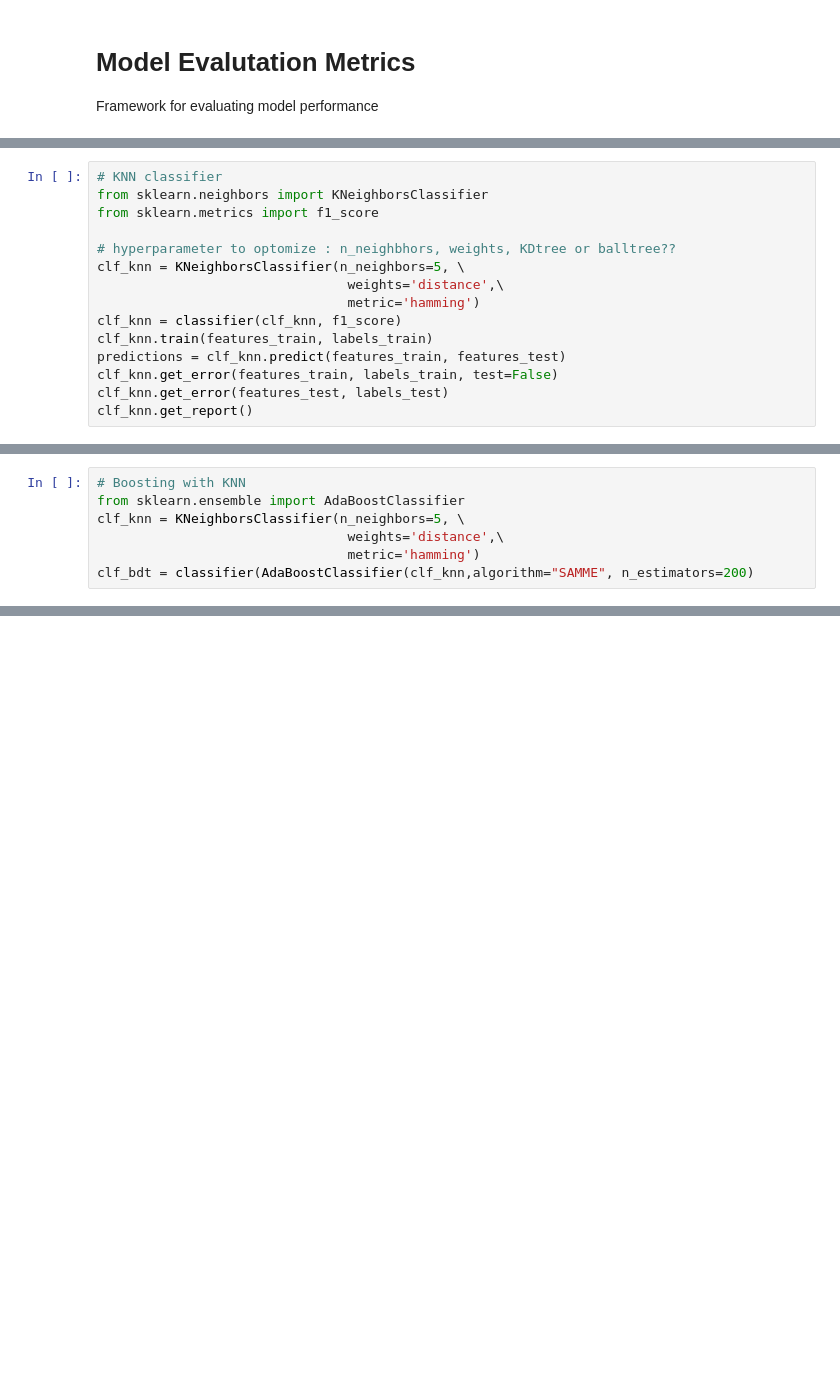
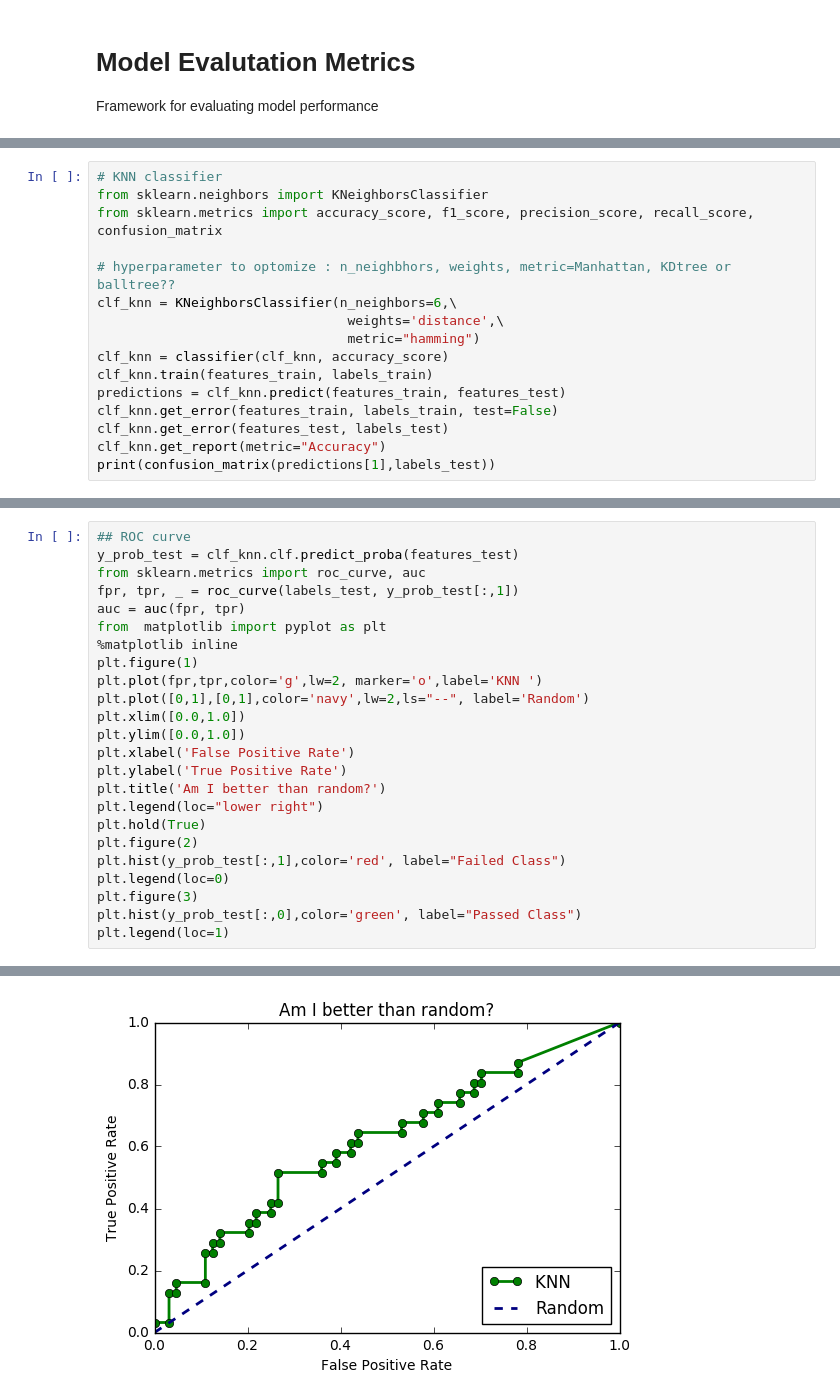
Before and after one commit to shelleygoel/machine-learning, a Jupyter notebook: projects/student_intervention/Ensemble Methods.ipynb, the cells around one changed output, grey strips where cells are left out. Drawn from its saved outputs; the diff is of its cells as text; blank space fills up the shorter version.

```diff
--- a/projects/student_intervention/Ensemble Methods.ipynb
+++ b/projects/student_intervention/Ensemble Methods.ipynb
@@ -226,16 +233,17 @@ class classifier(object):
 # %%
 # KNN classifier
 from sklearn.neighbors import KNeighborsClassifier
-from sklearn.metrics import f1_score
+from sklearn.metrics import accuracy_score, f1_score, precision_score, recall_score, confusion_matrix
 
-# hyperparameter to optomize : n_neighbhors, weights, KDtree or balltree??
-clf_knn = KNeighborsClassifier(n_neighbors=5, \
+# hyperparameter to optomize : n_neighbhors, weights, metric=Manhattan, KDtree or balltree??
+clf_knn = KNeighborsClassifier(n_neighbors=6,\
                                 weights='distance',\
-                                metric='hamming')
-clf_knn = classifier(clf_knn, f1_score)
+                                metric="hamming")
+clf_knn = classifier(clf_knn, accuracy_score)
 clf_knn.train(features_train, labels_train)
 predictions = clf_knn.predict(features_train, features_test)
 clf_knn.get_error(features_train, labels_train, test=False)
 clf_knn.get_error(features_test, labels_test)
-clf_knn.get_report()
+clf_knn.get_report(metric="Accuracy")
+print(confusion_matrix(predictions[1],labels_test))
 # %% [output]
@@ -247,7 +257,25 @@ F1 score for testing set: 0.7671
-# %%
-# Boosting with KNN
-from sklearn.ensemble import AdaBoostClassifier
-clf_knn = KNeighborsClassifier(n_neighbors=5, \
-                                weights='distance',\
-                                metric='hamming')
-clf_bdt = classifier(AdaBoostClassifier(clf_knn,algorithm="SAMME", n_estimators=200)
+# %%
+## ROC curve
+y_prob_test = clf_knn.clf.predict_proba(features_test)
+from sklearn.metrics import roc_curve, auc
+fpr, tpr, _ = roc_curve(labels_test, y_prob_test[:,1])
+auc = auc(fpr, tpr)
+from  matplotlib import pyplot as plt
+%matplotlib inline
+plt.figure(1)
+plt.plot(fpr,tpr,color='g',lw=2, marker='o',label='KNN ')
+plt.plot([0,1],[0,1],color='navy',lw=2,ls="--", label='Random')
+plt.xlim([0.0,1.0])
+plt.ylim([0.0,1.0])
+plt.xlabel('False Positive Rate')
+plt.ylabel('True Positive Rate')
+plt.title('Am I better than random?')
+plt.legend(loc="lower right")
+plt.hold(True)
+plt.figure(2)
+plt.hist(y_prob_test[:,1],color='red', label="Failed Class")
+plt.legend(loc=0)
+plt.figure(3)
+plt.hist(y_prob_test[:,0],color='green', label="Passed Class")
+plt.legend(loc=1)
+# %% [output]
@@ -253,0 +283 @@ clf_bdt = classifier(AdaBoostClassifier(clf_knn,algorithm="SAMME", n_estimators=
+[figure, added]
```
Also changed, not shown: parts of 13 cells of this notebook.
